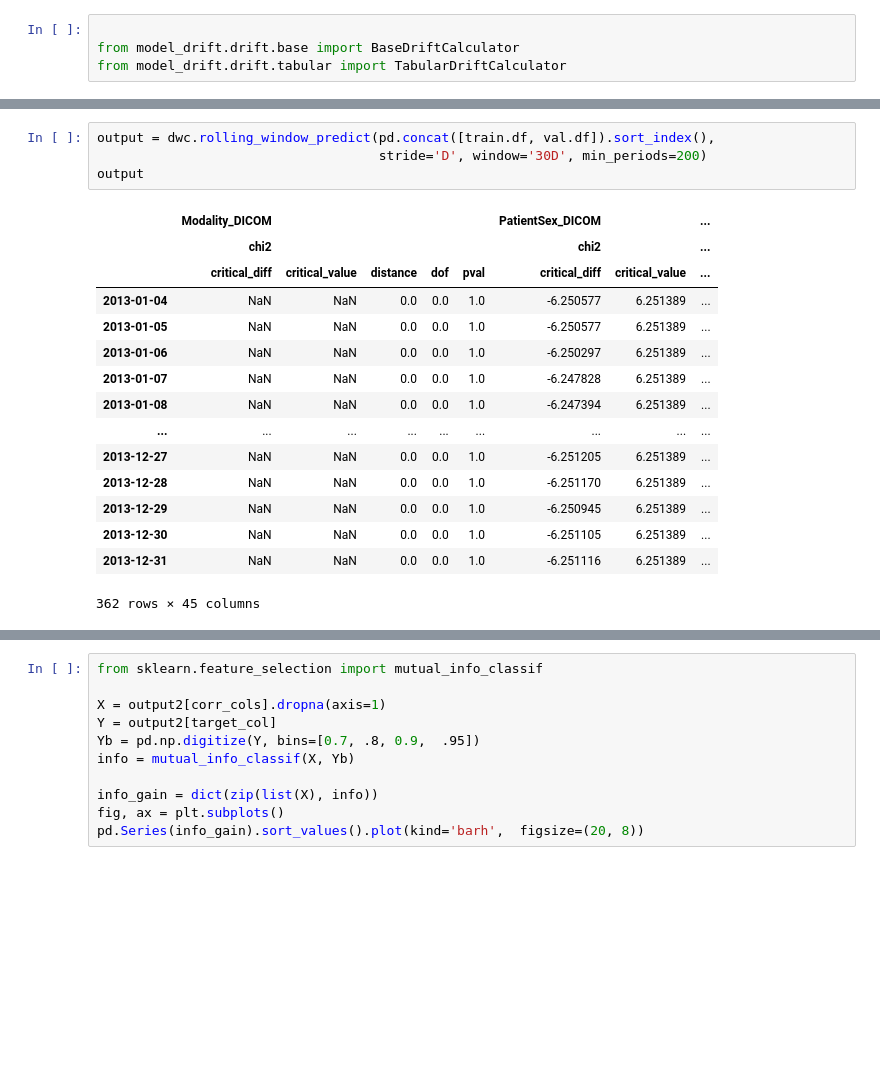
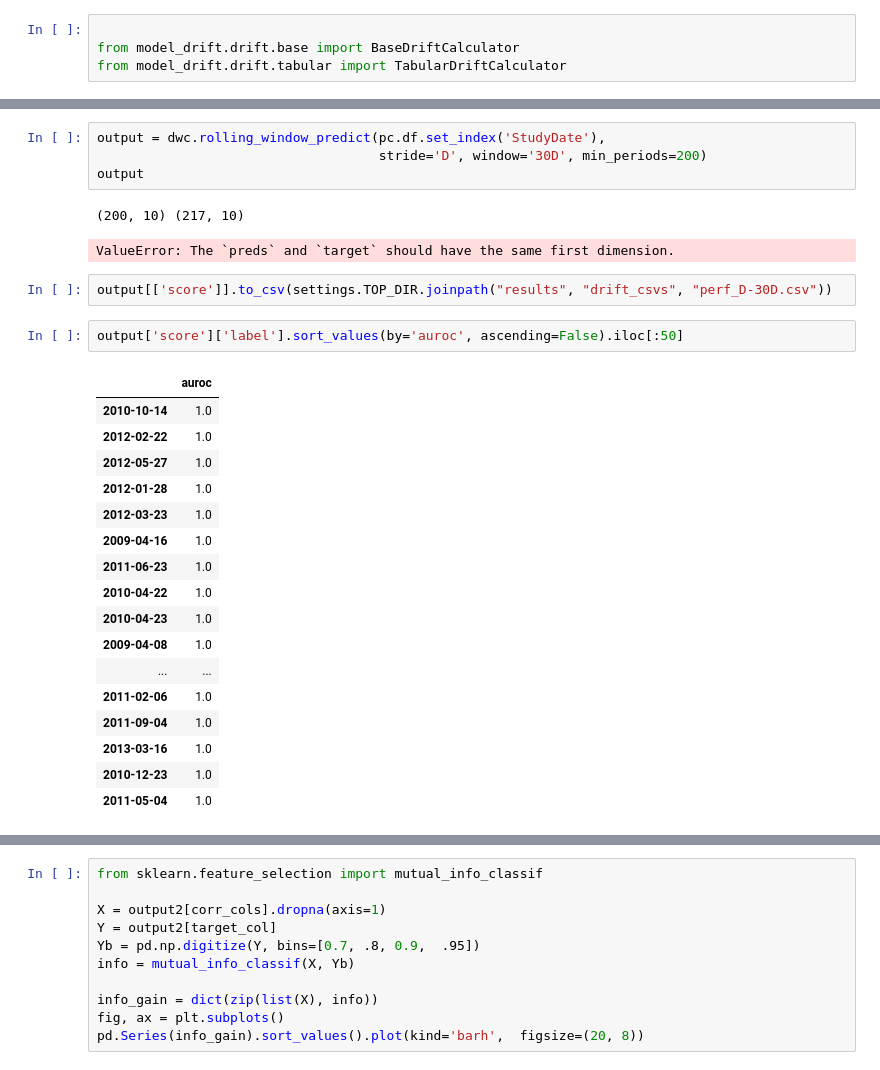
Before and after one commit to microsoft/MedImaging-ModelDriftMonitoring, a Jupyter notebook: experiments/experiment6/model_perf_predictor.ipynb, the cells around one changed output, grey strips where cells are left out. Saved outputs shown, nothing was run; the diff lists cells and outputs as text; blank space fills up the shorter version.

```diff
--- a/experiments/experiment6/model_perf_predictor.ipynb
+++ b/experiments/experiment6/model_perf_predictor.ipynb
@@ -169,23 +204,32 @@ results
 # %%
-output = dwc.rolling_window_predict(pd.concat([train.df, val.df]).sort_index(),
+output = dwc.rolling_window_predict(pc.df.set_index('StudyDate'),
                                     stride='D', window='30D', min_periods=200)
 output
 # %% [output]
-|  | Modality_DICOM |  |  |  |  | PatientSex_DICOM |  | ... |
-|  | chi2 |  |  |  |  | chi2 |  | ... |
-|  | critical_diff | critical_value | distance | dof | pval | critical_diff | critical_value | ... |
-| 2013-01-04 | NaN | NaN | 0.0 | 0.0 | 1.0 | -6.250577 | 6.251389 | ... |
-| 2013-01-05 | NaN | NaN | 0.0 | 0.0 | 1.0 | -6.250577 | 6.251389 | ... |
-| 2013-01-06 | NaN | NaN | 0.0 | 0.0 | 1.0 | -6.250297 | 6.251389 | ... |
-| 2013-01-07 | NaN | NaN | 0.0 | 0.0 | 1.0 | -6.247828 | 6.251389 | ... |
-| 2013-01-08 | NaN | NaN | 0.0 | 0.0 | 1.0 | -6.247394 | 6.251389 | ... |
-| ... | ... | ... | ... | ... | ... | ... | ... | ... |
-| 2013-12-27 | NaN | NaN | 0.0 | 0.0 | 1.0 | -6.251205 | 6.251389 | ... |
-| 2013-12-28 | NaN | NaN | 0.0 | 0.0 | 1.0 | -6.251170 | 6.251389 | ... |
-| 2013-12-29 | NaN | NaN | 0.0 | 0.0 | 1.0 | -6.250945 | 6.251389 | ... |
-| 2013-12-30 | NaN | NaN | 0.0 | 0.0 | 1.0 | -6.251105 | 6.251389 | ... |
-| 2013-12-31 | NaN | NaN | 0.0 | 0.0 | 1.0 | -6.251116 | 6.251389 | ... |
-362 rows × 45 columns
+(200, 10) (217, 10)
+ValueError: The `preds` and `target` should have the same first dimension.
+# %%
+output[['score']].to_csv(settings.TOP_DIR.joinpath("results", "drift_csvs", "perf_D-30D.csv"))
+# %%
+output['score']['label'].sort_values(by='auroc', ascending=False).iloc[:50]
+# %% [output]
+|  | auroc |
+| 2010-10-14 | 1.0 |
+| 2012-02-22 | 1.0 |
+| 2012-05-27 | 1.0 |
+| 2012-01-28 | 1.0 |
+| 2012-03-23 | 1.0 |
+| 2009-04-16 | 1.0 |
+| 2011-06-23 | 1.0 |
+| 2010-04-22 | 1.0 |
+| 2010-04-23 | 1.0 |
+| 2009-04-08 | 1.0 |
+| ... | ... |
+| 2011-02-06 | 1.0 |
+| 2011-09-04 | 1.0 |
+| 2013-03-16 | 1.0 |
+| 2010-12-23 | 1.0 |
+| 2011-05-04 | 1.0 |
 # %%
 output["Modality_DICOM"] = output["Modality_DICOM"].fillna(0)
 output.head()
```
Also changed, not shown: parts of 16 cells of this notebook, 20 other files.
